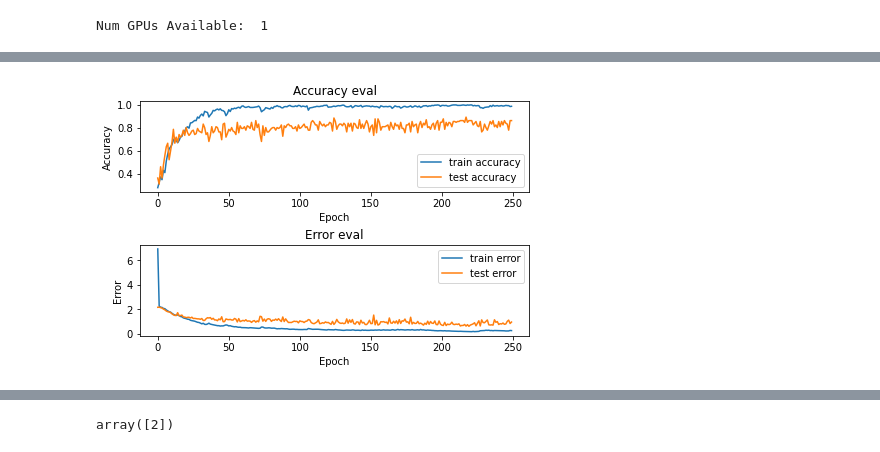
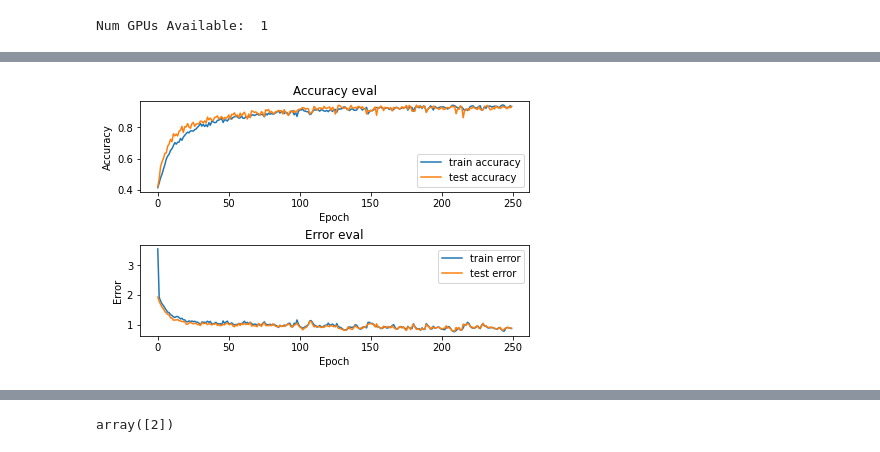
Before and after one commit to Shadbud/Cough-and-Sneeze-ML, a Jupyter notebook: convNet2.ipynb, the cells around one changed output, grey strips where cells are left out. Drawn from its saved outputs; the diff is of its cells as text; code cells hidden in the pictures.

```diff
--- a/convNet2.ipynb
+++ b/convNet2.ipynb
@@ -77,8 +72,8 @@ metadata.head(5)
 for index_num,row in tqdm(metadata.iterrows()):
     file_name = os.path.join(os.path.abspath(augmented_dataset_path),str(row["filename"]))
     final_class_labels = row["classid"]
-    y, sr = librosa.load(file_name, duration=4, sr=16000)
+    y, sr = librosa.load(file_name, duration=4)
     ps = librosa.feature.melspectrogram(y=y, sr=sr)
     ps = librosa.power_to_db(ps, ref=np.max) # Converts melspectogram into dB instead of Amplitude squared
-    if ps.shape != (128, 126): continue
+    if ps.shape != (128, 173): continue
     extracted_features.append([ps,final_class_labels])
@@ -97,13 +80,3 @@ metadata.head(5)
-# %%
-#Get melspectogram for other not augmented
-for index_num,row in tqdm(metadata.iterrows()):
-    file_name = os.path.join(os.path.abspath(other_dataset_path),str(row["filename"]))
-    final_class_labels = row["classid"]
-    y, sr = librosa.load(file_name, duration=4, sr=16000)
-    ps = librosa.feature.melspectrogram(y=y, sr=sr)
-    ps = librosa.power_to_db(ps, ref=np.max) # Converts melspectogram into dB instead of Amplitude squared
-    if ps.shape != (128, 126): continue
-    extracted_features.append([ps,final_class_labels])
 # %%
 print("Number of samples: ", len(extracted_features))
 # %% [output]
@@ -112,8 +85,8 @@ Number of samples:  636
 dataset = extracted_features
 random.shuffle(dataset)
 
-train = dataset[:504]#2226 for augmented
-test = dataset[504:]
+train = dataset[:6000]
+test = dataset[6000:]
 
 X_train, y_train = zip(*train)
 X_test, y_test = zip(*test)
@@ -171,21 +142,21 @@ input_shape=(128, 173, 1)
 
 model.add(Conv2D(24, (5, 5), strides=(1, 1), input_shape=input_shape, kernel_regularizer=regularizers.L2(0.001)))
 model.add(MaxPooling2D((4, 2), strides=(4, 2)))
-model.add(LeakyReLU(alpha=0.05))
+model.add(Activation('relu'))
 
 model.add(Conv2D(48, (5, 5), padding="valid", kernel_regularizer=regularizers.L2(0.001)))
 model.add(MaxPooling2D((4, 2), strides=(4, 2)))
-model.add(LeakyReLU(alpha=0.05))
+model.add(Activation('relu'))
 
 model.add(Conv2D(48, (5, 5), padding="valid", kernel_regularizer=regularizers.L2(0.001)))
-model.add(LeakyReLU(alpha=0.05))
+model.add(Activation('relu'))
 
 model.add(Flatten())
-model.add(Dropout(rate=0.4))
+model.add(Dropout(rate=0.5))
 
 model.add(Dense(64, kernel_regularizer=regularizers.L2(0.008)))
-model.add(LeakyReLU(alpha=0.05))
-model.add(Dropout(rate=0.4))
+model.add(Activation('relu'))
+model.add(Dropout(rate=0.5))
 
 model.add(Dense(3))
 model.add(Activation('softmax'))
@@ -201,7 +172,7 @@ num_epochs = 250
 num_batch_size = 64
 
 checkpointer = ModelCheckpoint(filepath='saved_models/audio_classification.hdf5',
-                               verbose=1, save_best_only=False)
+                               verbose=1, save_best_only=True)
 start = datetime.now()
 
 history = model.fit(X_train, y_train, batch_size=num_batch_size, epochs=num_epochs, validation_data=(X_test, y_test), callbacks=[checkpointer], verbose=1)
@@ -237 +208 @@ Epoch 00250: saving model to saved_models\audio_classification.hdf5
-[figure, old version]
+[figure, new version]
```
Also changed, not shown: parts of 15 cells of this notebook.
